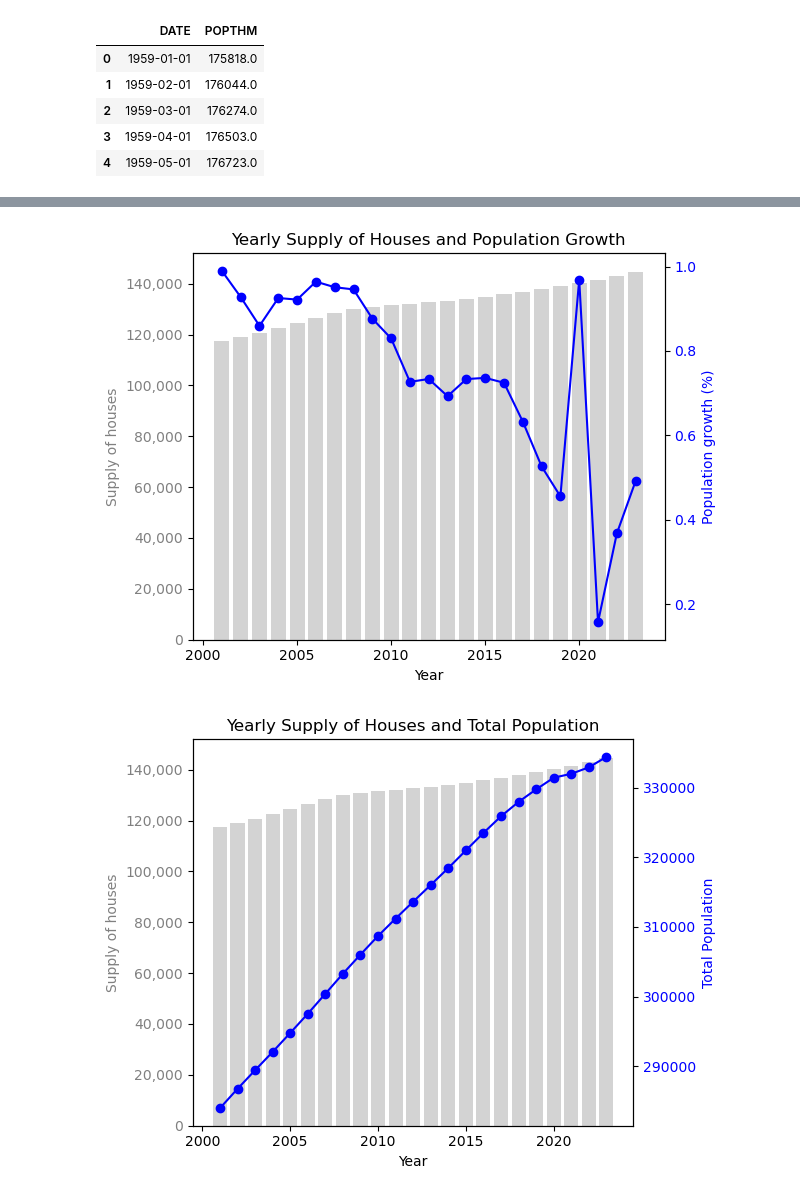
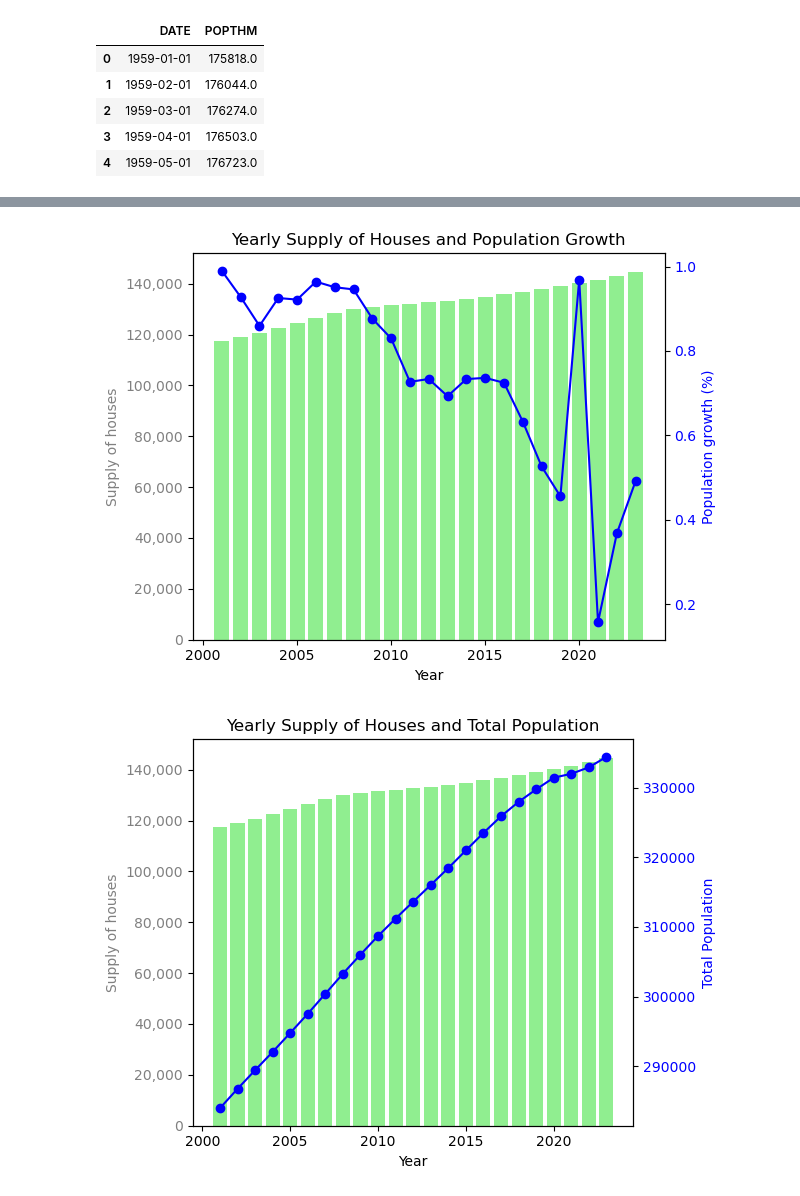
Before and after one commit to Sethdcarter/group8_data_project_1, a Jupyter notebook: Codes/Population and Supply.ipynb, the cells around one changed output, grey strips where cells are left out. Saved outputs shown, nothing was run; the diff lists cells and outputs as text; code cells hidden in the pictures.

```diff
--- a/Codes/Population and Supply.ipynb
+++ b/Codes/Population and Supply.ipynb
@@ -1,4 +1,5 @@
 # %%
+#Import libraries
 import pandas as pd
 import numpy as np
 import requests
@@ -7,26 +8,25 @@ from scipy.stats import linregress
 from pprint import pprint
 import matplotlib.pyplot as plt
 from matplotlib.ticker import FuncFormatter
+import matplotlib.ticker as ticker
+import os
 
-#Data file path for Population Growth and Housing Supply Estimate
-pop_growth = "Resources/Pop_Growth.csv"
-house_supply = "Resources/Housing_Inventory_Estimate.csv"
-pop = "Resources/US_Population.csv"
+#Data file path for Population Growth, Population, and Housing Supply Estimate
+pop_growth = "../Datasets/Pop_Growth.csv"
+house_supply = "../Datasets/Housing_Inventory_Estimate.csv"
+pop = "../Datasets/US_Population.csv"
+supply = "../Datasets/Monthly Supply of New Houses in the United States.csv"
 # %%
+#Read the CSV
 pop_df = pd.read_csv(pop_growth)
-supply_df = pd.read_csv(house_supply)
+housesupply_df = pd.read_csv(house_supply)
 total_pop = pd.read_csv(pop)
+supply_df = pd.read_csv(supply)
 
+supply_alt = supply_df
 
-#pop_df = pop_df.rename(columns = {"DATE":"Date", "SPPOPGROWUSA":"Population_Growth"})
-#pop_yearly_df = pop_df.groupby('Year', as_index = False)['Population_Growth'].sum()
-
-#supply_df = supply_df.rename(columns = {"DATE":"Date", "ETOTALUSQ176N":"Supply"})
-#supply_yearly_df = supply_df.groupby('Year', as_index = False)['Supply'].sum()
-
-
-pop_df.head(30)
-#supply_df.head(30)
+#Show Population growth
+pop_df.head()
 # %% [output]
 |  | DATE | SPPOPGROWUSA |
 | 0 | 1961-01-01 | 1.657730 |
@@ -98,28 +105,42 @@ combined_df.head
 # %%
+#Create the graph
 fig, ax1 = plt.subplots()
 
-ax1.bar(combined_df['Date'], combined_df['Supply'], color='lightgray', label='House Supply')
+#Bar 1 creation and labels
+ax1.bar(combined_df['Date'], combined_df['SupplyCount'], color='lightgreen', label='House Supply')
 ax1.set_xlabel('Year')
 ax1.set_ylabel('Supply of houses', color='gray')
 ax1.tick_params(axis='y', labelcolor='gray')
 
 ax1.yaxis.set_major_formatter(FuncFormatter(lambda x, _: f'{int(x):,}'))
 
+#Bar 2 creation and labels
 ax2 = ax1.twinx()
 ax2.plot(combined_df['Date'], combined_df['Population_Growth'], color='blue', marker='o', label='Population Growth')
 ax2.set_ylabel('Population growth (%)', color='blue')
 ax2.tick_params(axis='y', labelcolor='blue')
 
+#Set title
 plt.title('Yearly Supply of Houses and Population Growth')
 fig.tight_layout()
 
+#Export graph to png
+folder = "../Output/"  # Adjust the path as needed
+
+# Ensure the folder exists, create it if it doesn't
+if not os.path.exists(folder):
+    os.makedirs(folder)
+
+# Save the plot to the specified folder
+plt.savefig(os.path.join(folder, 'Supply_vs_PopGrowth.png'), dpi=600)
+
 plt.show()
 # %% [output]
-[figure, old version]
+[figure, new version]
 # %%
 fig, ax1 = plt.subplots()
 
-ax1.bar(combined_df['Date'], combined_df['Supply'], color='lightgray', label='House Supply')
+ax1.bar(combined_df['Date'], combined_df['SupplyCount'], color='lightgreen', label='House Supply')
 ax1.set_xlabel('Year')
 ax1.set_ylabel('Supply of houses', color='gray')
 ax1.tick_params(axis='y', labelcolor='gray')
@@ -136,9 +157,19 @@ ax2.tick_params(axis='y', labelcolor='blue')
 plt.title('Yearly Supply of Houses and Total Population')
 fig.tight_layout()
 
+#Export graph to png
+folder = "../Output/"  # Adjust the path as needed
+
+# Ensure the folder exists, create it if it doesn't
+if not os.path.exists(folder):
+    os.makedirs(folder)
+
+# Save the plot to the specified folder
+plt.savefig(os.path.join(folder, 'Supply_vs_TotalPop.png'), dpi=600)
+
 plt.show()
 # %% [output]
-[figure, old version]
+[figure, new version]
 # %%
 average_household_size = 2.5  # Average number of people per household
 
```
Also changed, not shown: parts of 9 cells of this notebook.
